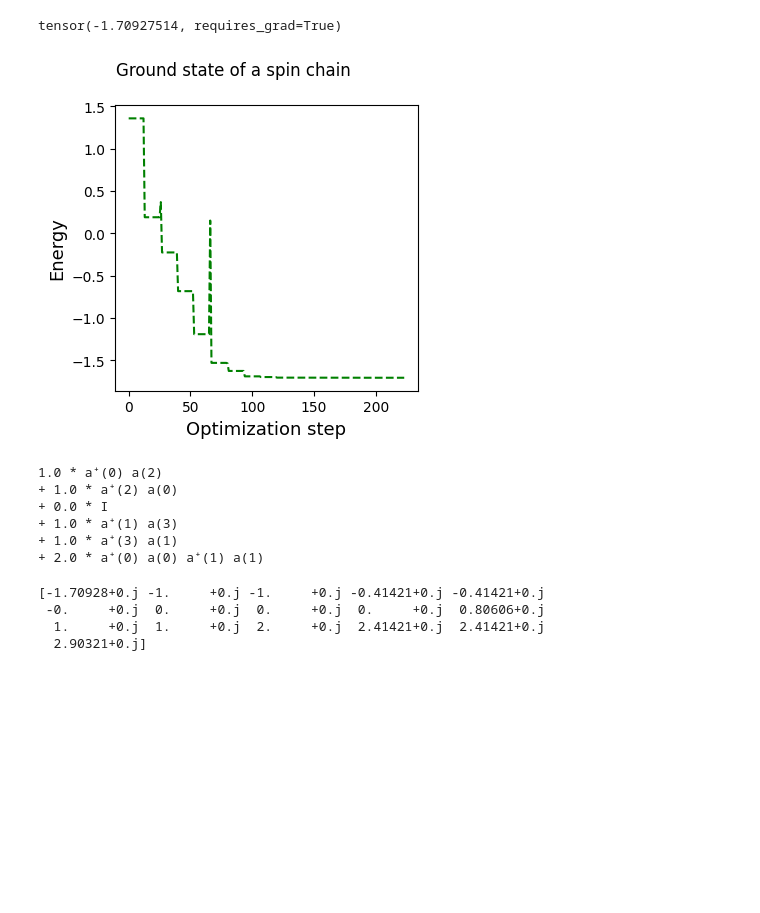
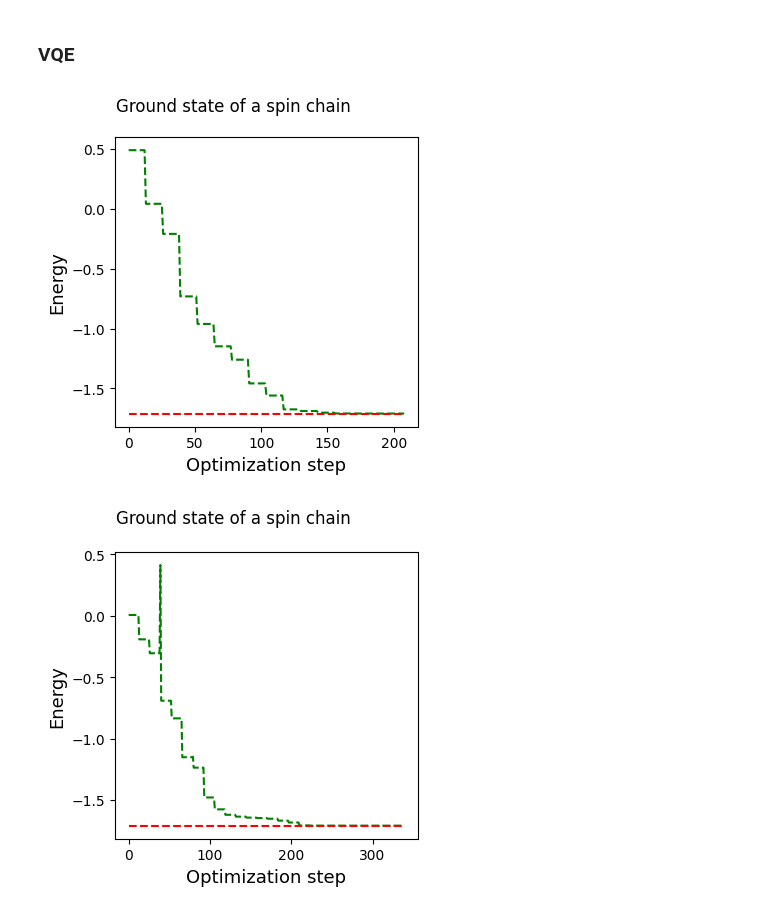
Before and after one commit to javinoram/VqePy, a Jupyter notebook: demos/Hubbard.ipynb, the cells around one changed output. Drawn from its saved outputs; the diff is of its cells as text; code cells hidden in the pictures; blank space fills up the shorter version.

```diff
--- a/demos/Hubbard.ipynb
+++ b/demos/Hubbard.ipynb
@@ -8,8 +33,27 @@ import matplotlib.pyplot as plt
+# %%
+params = {
+    "sites": 2,
+    "hopping": -1,
+    "potential": 2,
+    "pattern": "open"
+}
+ee1 = FHExacto(params)
+
+params = {
+    "sites": 2,
+    "hopping": -1,
+    "potential": 2,
+    "pattern": "close"
+}
+ee2 = FHExacto(params)
+# %% [markdown]
+### VQE
 # %%
 params = {
     "sites": 2,
     "hopping": -1,
     "potential": 2,
+    "pattern": "open"
 }
 
 hubbard_chain = vqe_fermihubbard(params)
@@ -22,6 +66,7 @@ ansatz_params = {
     "interface": "autograd",
     "shots": 1000.0,
     "token": None,
+    "pattern": "chain"
 }
 
 hubbard_chain.set_device(ansatz_params)
@@ -41,20 +86,17 @@ minimizate_params = {
 
 optimizer = scipy_optimizer(minimizate_params)
 energy, optimum = optimizer.VQE(hubbard_chain.cost_function, hubbard_chain.qubits)
-# %%
-energy[-1]
-# %% [output]
-tensor(-1.70927514, requires_grad=True)
 # %%
 fig, ax = plt.subplots(1, 1, figsize=(4,4),)
 ax.set_xlabel("Optimization step", fontsize=13)
 ax.set_ylabel("Energy", fontsize=13)
 
 
 fig.suptitle('Ground state of a spin chain', fontsize=12)
 
 ax.plot([i for i in range(len(energy))], energy, "g", ls="dashed")
+ax.plot([i for i in range(len(energy))], [ee1[0] for i in range(len(energy))], "r", ls="dashed")
 fig.tight_layout()
 plt.show()
 # %% [output]
-[figure, old version]
+[figure, new version]
@@ -76,17 +102,0 @@ h = qml.jordan_wigner( fermi_sentence, ps=True).to_mat(wire_order=[i for i in ra
-# %%
-fermi_sentence
-# %% [output]
-1.0 * a⁺(0) a(2)
-+ 1.0 * a⁺(2) a(0)
-+ 0.0 * I
-+ 1.0 * a⁺(1) a(3)
-+ 1.0 * a⁺(3) a(1)
-+ 2.0 * a⁺(0) a(0) a⁺(1) a(1)
-# %%
-ee = np.sort( np.linalg.eigvals(h) )
-print( np.round(ee,5) )
-# %% [output]
-[-1.70928+0.j -1.     +0.j -1.     +0.j -0.41421+0.j -0.41421+0.j
- -0.     +0.j  0.     +0.j  0.     +0.j  0.     +0.j  0.80606+0.j
-  1.     +0.j  1.     +0.j  2.     +0.j  2.41421+0.j  2.41421+0.j
-  2.90321+0.j]
@@ -92,0 +141,14 @@ print( np.round(ee,5) )
+# %%
+fig, ax = plt.subplots(1, 1, figsize=(4,4),)
+ax.set_xlabel("Optimization step", fontsize=13)
+ax.set_ylabel("Energy", fontsize=13)
+
+
+fig.suptitle('Ground state of a spin chain', fontsize=12)
+
+ax.plot([i for i in range(len(energy))], energy, "g", ls="dashed")
+ax.plot([i for i in range(len(energy))], [ee2[0] for i in range(len(energy))], "r", ls="dashed")
+fig.tight_layout()
+plt.show()
+# %% [output]
+[figure, added]
```
Also changed, not shown: parts of 7 cells of this notebook, 1 other file.
